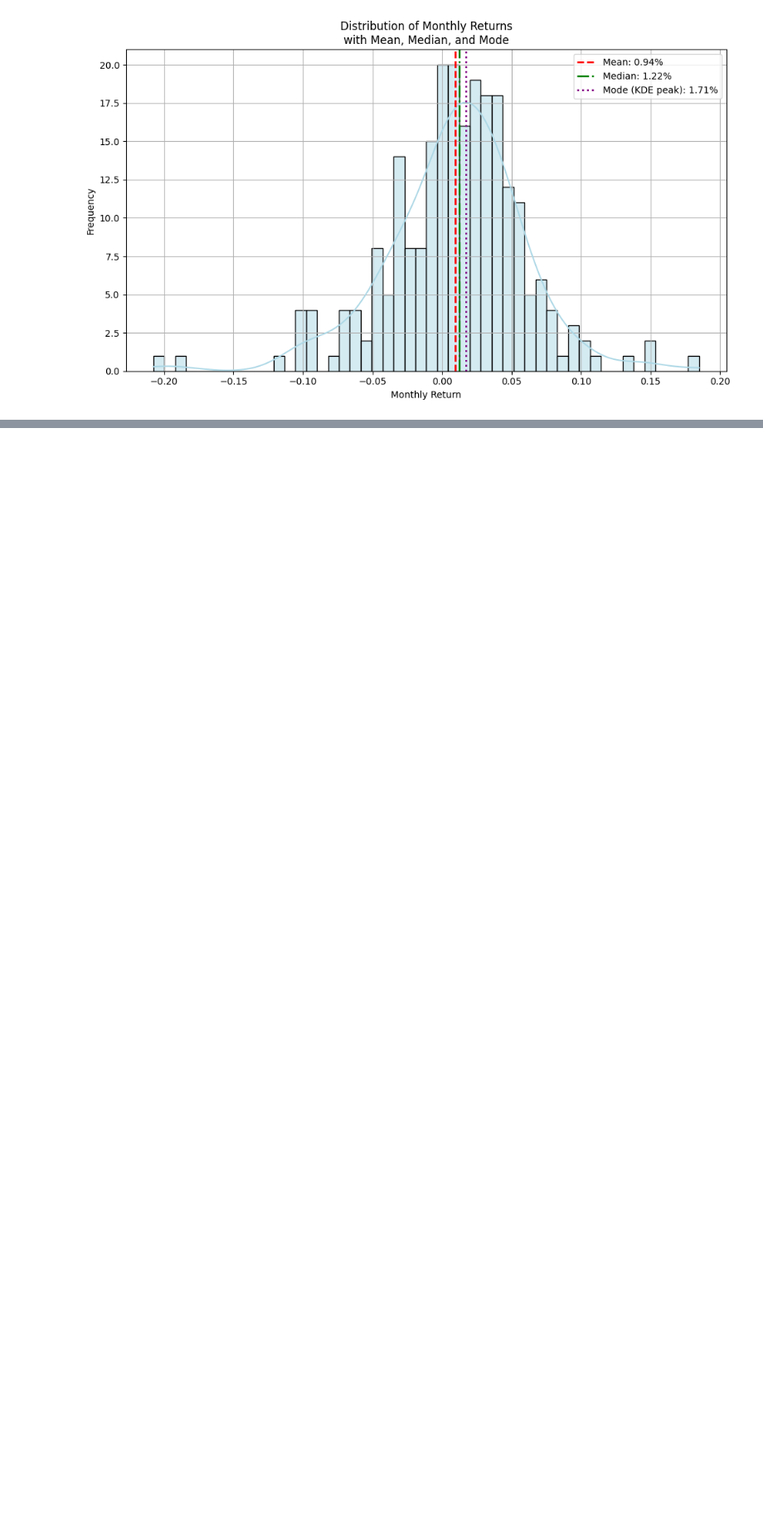
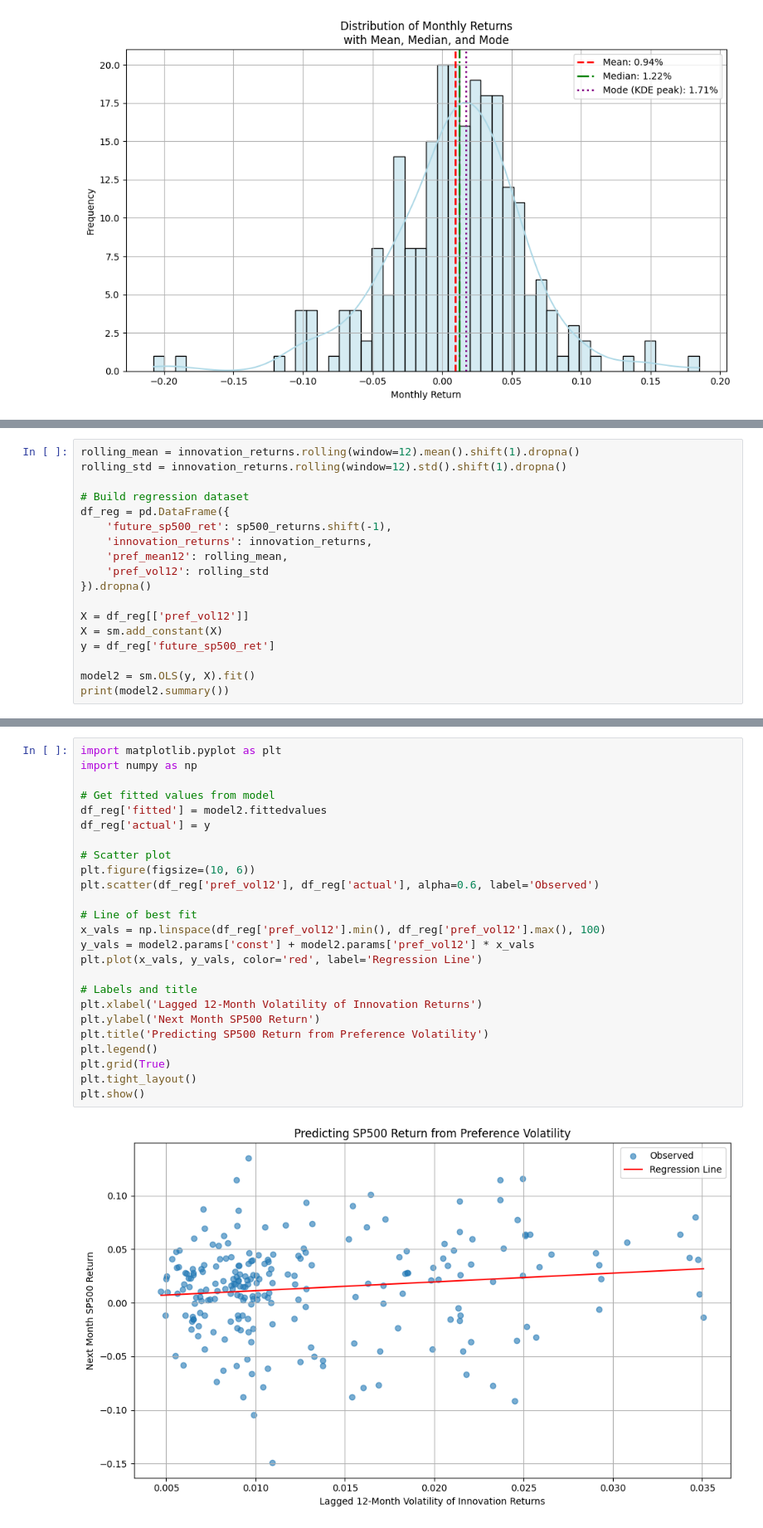
Before and after one commit to eviprous/Invesco-Research, a Jupyter notebook: TestingConstituentData.ipynb, the cells around one changed output, grey strips where cells are left out. Shown at 83% size. Saved outputs shown, nothing was run; the diff lists cells and outputs as text; blank space fills up the shorter version.

Commit message:
adding predictive regressions

```diff
--- a/TestingConstituentData.ipynb
+++ b/TestingConstituentData.ipynb
@@ -263,0 +301,18 @@ plt.show()
+# %%
+rolling_mean = innovation_returns.rolling(window=12).mean().shift(1).dropna()
+rolling_std = innovation_returns.rolling(window=12).std().shift(1).dropna()
+
+# Build regression dataset
+df_reg = pd.DataFrame({
+    'future_sp500_ret': sp500_returns.shift(-1),
+    'innovation_returns': innovation_returns,
+    'pref_mean12': rolling_mean,
+    'pref_vol12': rolling_std
+}).dropna()
+
+X = df_reg[['pref_vol12']]
+X = sm.add_constant(X)
+y = df_reg['future_sp500_ret']
+
+model2 = sm.OLS(y, X).fit()
+print(model2.summary())
@@ -263,0 +360,27 @@ plt.show()
+# %%
+import matplotlib.pyplot as plt
+import numpy as np
+
+# Get fitted values from model
+df_reg['fitted'] = model2.fittedvalues
+df_reg['actual'] = y
+
+# Scatter plot
+plt.figure(figsize=(10, 6))
+plt.scatter(df_reg['pref_vol12'], df_reg['actual'], alpha=0.6, label='Observed')
+
+# Line of best fit
+x_vals = np.linspace(df_reg['pref_vol12'].min(), df_reg['pref_vol12'].max(), 100)
+y_vals = model2.params['const'] + model2.params['pref_vol12'] * x_vals
+plt.plot(x_vals, y_vals, color='red', label='Regression Line')
+
+# Labels and title
+plt.xlabel('Lagged 12-Month Volatility of Innovation Returns')
+plt.ylabel('Next Month SP500 Return')
+plt.title('Predicting SP500 Return from Preference Volatility')
+plt.legend()
+plt.grid(True)
+plt.tight_layout()
+plt.show()
+# %% [output]
+[figure, added]
```
Also changed, not shown: parts of 4 cells of this notebook.
